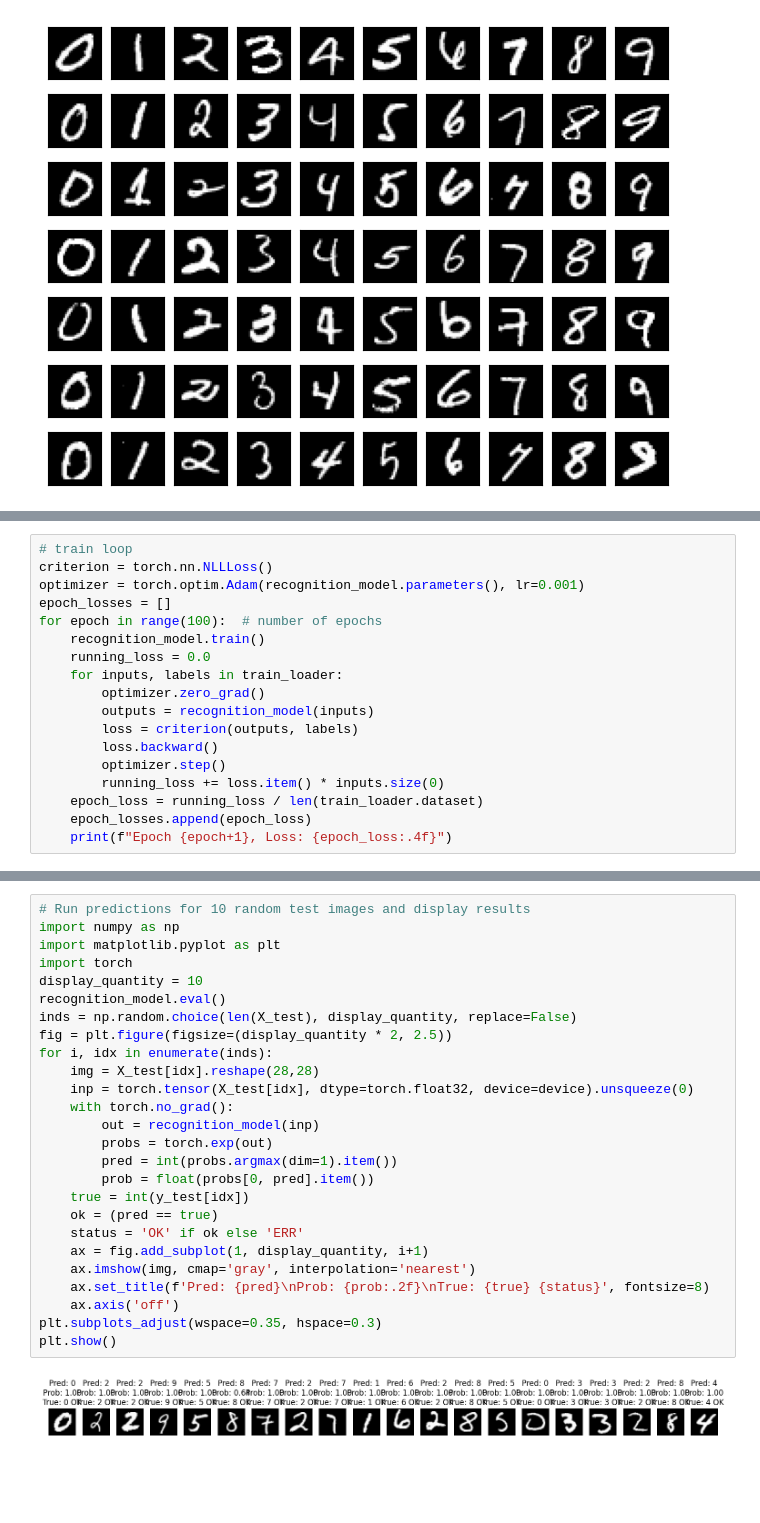
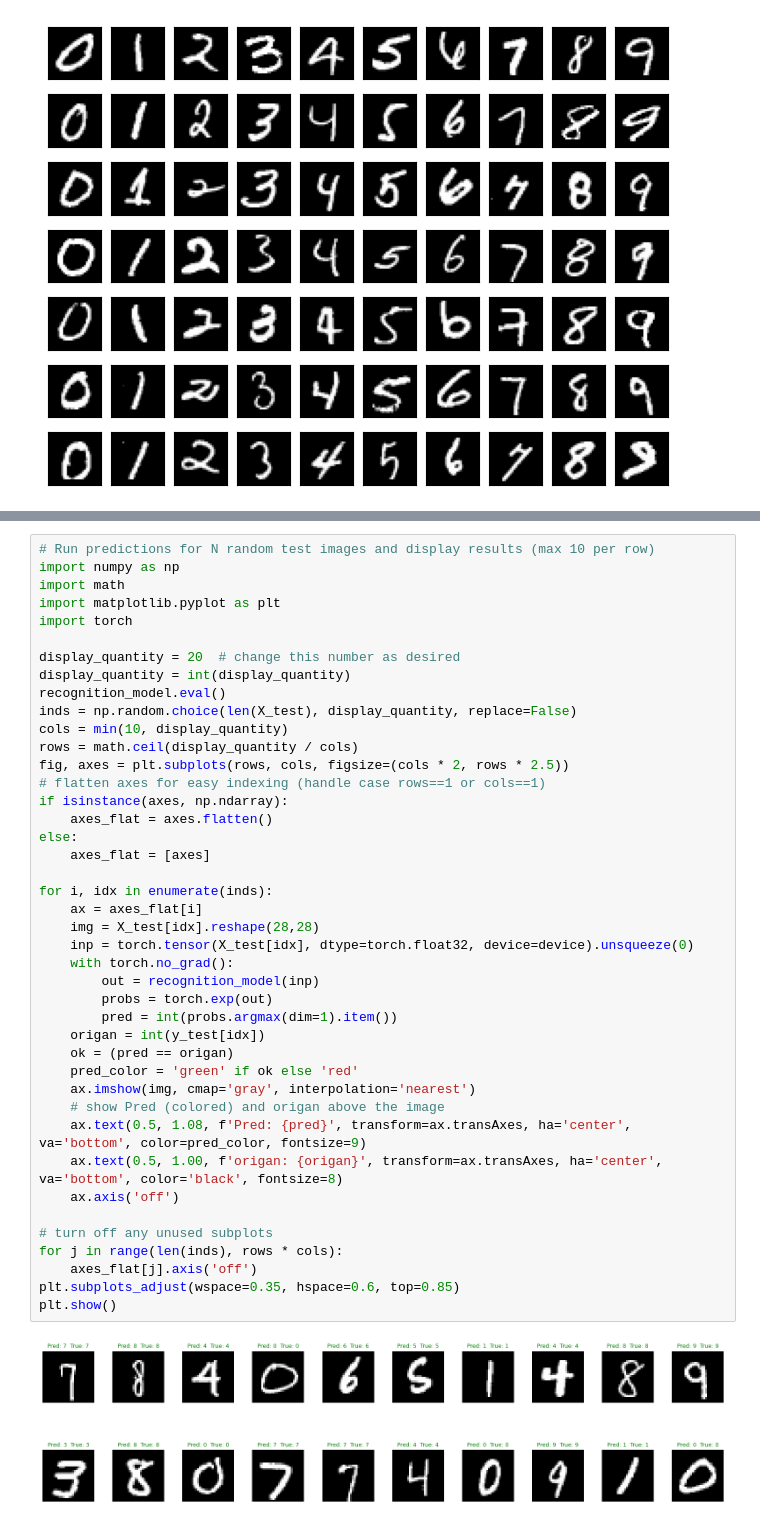
Before and after one commit to lersam/machine-learning, a Jupyter notebook: number-recognition/number_recognition.ipynb, the cells around one changed output, grey strips where cells are left out. Drawn from its saved outputs; the diff is of its cells as text; blank space fills up the shorter version.

Commit message:
made first numeric prediction

```diff
--- a/number-recognition/number_recognition.ipynb
+++ b/number-recognition/number_recognition.ipynb
@@ -137,18 +134,0 @@ tensor([[0., 0., 0.,  ..., 0., 0., 0.],
-# %%
-# train loop
-criterion = torch.nn.NLLLoss()
-optimizer = torch.optim.Adam(recognition_model.parameters(), lr=0.001)
-epoch_losses = []
-for epoch in range(100):  # number of epochs
-    recognition_model.train()
-    running_loss = 0.0
-    for inputs, labels in train_loader:
-        optimizer.zero_grad()
-        outputs = recognition_model(inputs)
-        loss = criterion(outputs, labels)
-        loss.backward()
-        optimizer.step()
-        running_loss += loss.item() * inputs.size(0)
-    epoch_loss = running_loss / len(train_loader.dataset)
-    epoch_losses.append(epoch_loss)
-    print(f"Epoch {epoch+1}, Loss: {epoch_loss:.4f}")
@@ -215,28 +177,44 @@ Train Accuracy: 99.64%
 # %%
-# Run predictions for 10 random test images and display results
+# Run predictions for N random test images and display results (max 10 per row)
 import numpy as np
+import math
 import matplotlib.pyplot as plt
 import torch
-display_quantity = 10
+
+display_quantity = 20  # change this number as desired
+display_quantity = int(display_quantity)
 recognition_model.eval()
 inds = np.random.choice(len(X_test), display_quantity, replace=False)
-fig = plt.figure(figsize=(display_quantity * 2, 2.5))
+cols = min(10, display_quantity)
+rows = math.ceil(display_quantity / cols)
+fig, axes = plt.subplots(rows, cols, figsize=(cols * 2, rows * 2.5))
+# flatten axes for easy indexing (handle case rows==1 or cols==1)
+if isinstance(axes, np.ndarray):
+    axes_flat = axes.flatten()
+else:
+    axes_flat = [axes]
+
 for i, idx in enumerate(inds):
+    ax = axes_flat[i]
     img = X_test[idx].reshape(28,28)
     inp = torch.tensor(X_test[idx], dtype=torch.float32, device=device).unsqueeze(0)
     with torch.no_grad():
         out = recognition_model(inp)
         probs = torch.exp(out)
         pred = int(probs.argmax(dim=1).item())
-        prob = float(probs[0, pred].item())
-    true = int(y_test[idx])
-    ok = (pred == true)
-    status = 'OK' if ok else 'ERR'
-    ax = fig.add_subplot(1, display_quantity, i+1)
+    origan = int(y_test[idx])
+    ok = (pred == origan)
+    pred_color = 'green' if ok else 'red'
     ax.imshow(img, cmap='gray', interpolation='nearest')
-    ax.set_title(f'Pred: {pred}\nProb: {prob:.2f}\nTrue: {true} {status}', fontsize=8)
+    # show Pred (colored) and origan above the image
+    ax.text(0.5, 1.08, f'Pred: {pred}', transform=ax.transAxes, ha='center', va='bottom', color=pred_color, fontsize=9)
+    ax.text(0.5, 1.00, f'origan: {origan}', transform=ax.transAxes, ha='center', va='bottom', color='black', fontsize=8)
     ax.axis('off')
-plt.subplots_adjust(wspace=0.35, hspace=0.3)
+
+# turn off any unused subplots
+for j in range(len(inds), rows * cols):
+    axes_flat[j].axis('off')
+plt.subplots_adjust(wspace=0.35, hspace=0.6, top=0.85)
 plt.show()
 # %% [output]
-[figure, old version]
+[figure, new version]
```
Also changed, not shown: parts of 7 cells of this notebook.
